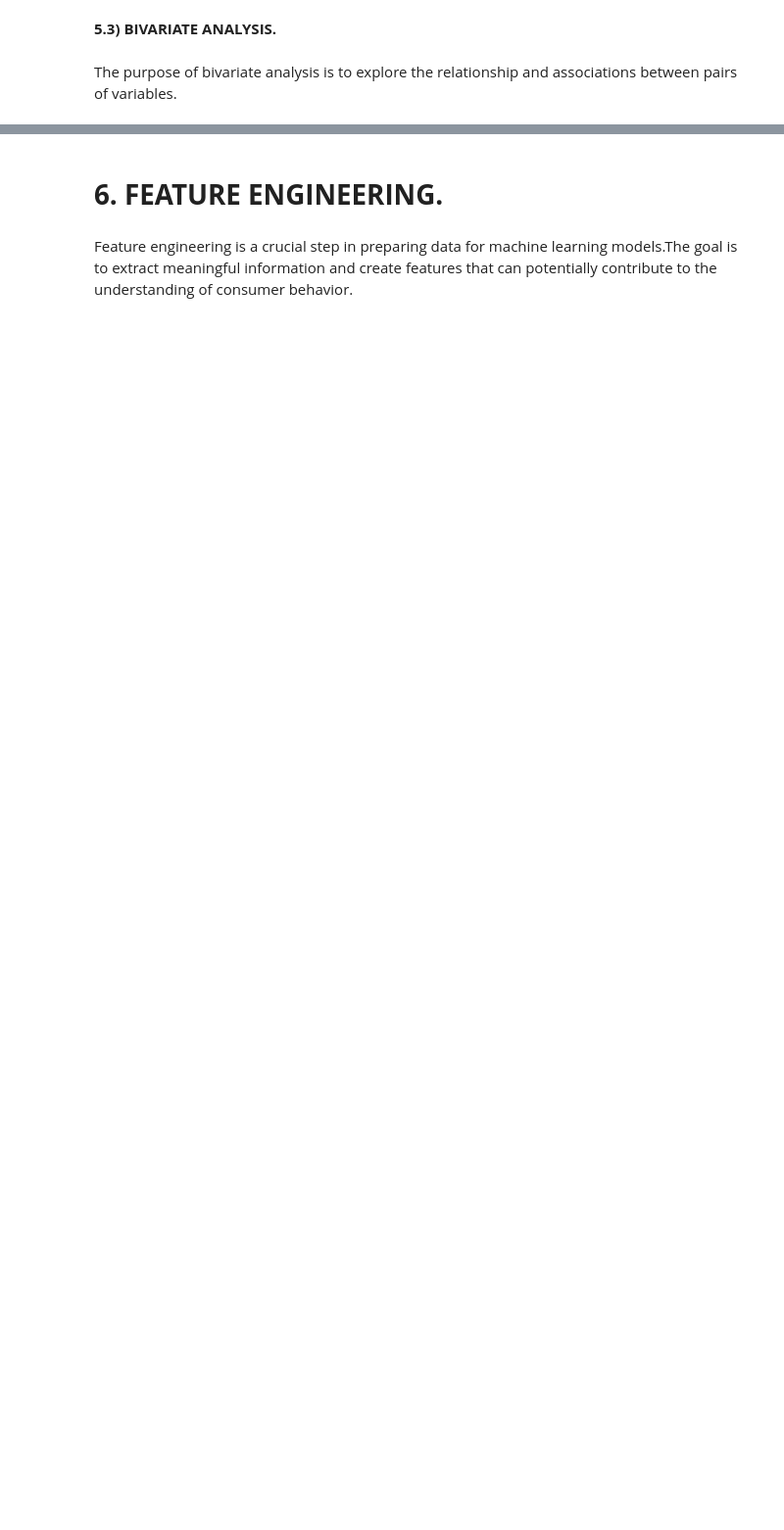
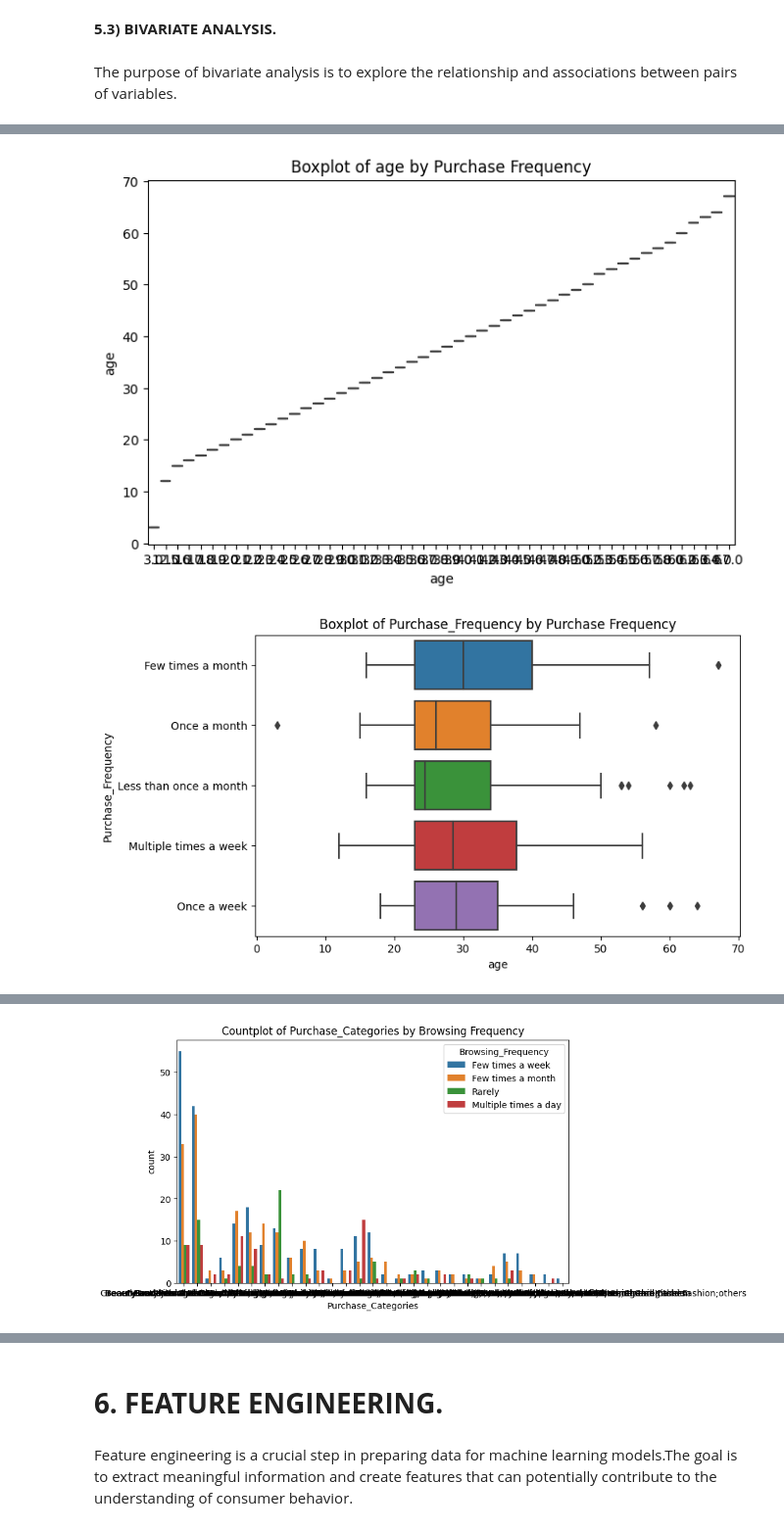
Before and after one commit to cycywanyeki20/PHASE-3-PROJECT, a Jupyter notebook: Phase3.ipynb, the cells around one changed output, grey strips where cells are left out. Shown at 98% size. Drawn from its saved outputs; the diff is of its cells as text; code cells hidden in the pictures; blank space fills up the shorter version.

```diff
--- a/Phase3.ipynb
+++ b/Phase3.ipynb
@@ -547,0 +375,39 @@ plot_bar_charts_numerical(df_shopbhvr, title_prefix='Shopbhvr Dataset ')
+# %%
+import matplotlib.pyplot as plt
+import seaborn as sns
+# Remove whitespaces from column names
+df_Amazon_cleaned.columns = df_Amazon_cleaned.columns.str.strip()
+
+
+# Numerical features
+Numerical_features = ['age', 'Customer_Reviews_Importance', 'Rating_Accuracy ',
+       'Shopping_Satisfaction']
+
+
+
+# Categorical features
+categorical_features = ['Gender', 'Purchase_Frequency', 'Purchase_Categories',
+        'Browsing_Frequency',
+       'Product_Search_Method', 'Search_Result_Exploration',
+       'Add_to_Cart_Browsing', 'Cart_Completion_Frequency',
+       'Cart_Abandonment_Factors', 'Saveforlater_Frequency', 'Review_Left',
+       'Review_Reliability', 'Review_Helpfulness',
+        'Recommendation_Helpfulness',
+       'Service_Appreciation']
+
+# Bivariate analysis for numerical features vs. target variable
+for feature in numerical_features:
+    plt.figure(figsize=(8, 5))
+    sns.boxplot(x='age', y=feature, data=df_Amazon_cleaned)
+    plt.title(f'Boxplot of {feature} by Purchase Frequency')
+    plt.show()
+
+# Bivariate analysis for categorical features vs. target variable
+for feature in categorical_features:
+    plt.figure(figsize=(8, 5))
+    sns.countplot(x=feature, hue='Browsing_Frequency', data=df_Amazon_cleaned)
+    plt.title(f'Countplot of {feature} by Browsing Frequency')
+    plt.show()
+# %% [output]
+[figure, added]
+[figure, added]
@@ -547,0 +417 @@ plot_bar_charts_numerical(df_shopbhvr, title_prefix='Shopbhvr Dataset ')
+[figure, added]
```
Also changed, not shown: parts of 120 cells of this notebook.
